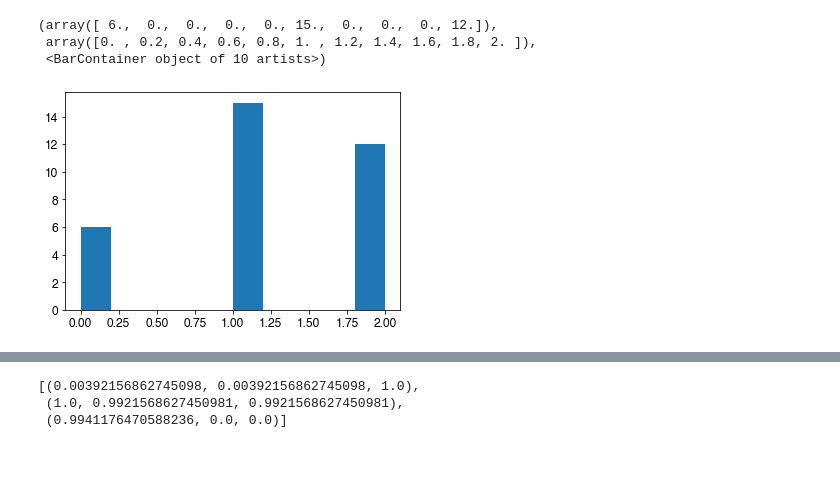
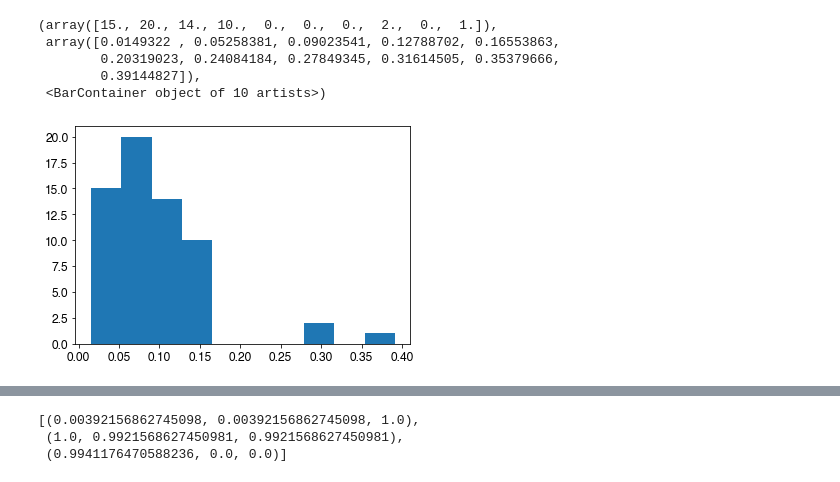
Before and after one commit to salpheus/BarCode, a Jupyter notebook: CrossPlots_May2022.ipynb, the cells around one changed output, grey strips where cells are left out. Cells and saved outputs as stored; diff of their text form; code cells hidden in the pictures.

```diff
--- a/CrossPlots_May2022.ipynb
+++ b/CrossPlots_May2022.ipynb
@@ -28,19 +29,19 @@ allbars['Skew Abs'] = abs(allbars['Angle Skewness'])
 savefilesto = '/Volumes/SAF_Data/Colloquium22/scratch'
 # %%
 # df.loc[ df[“column_name”] == “some_value”, “column_name”] = “value”
+allbars['TempAgg'] = allbars['MedClinoHt']/allbars['MaxClinoHt']
 allbars['Skew Binned'] = allbars['Skew Abs']
 allbars.loc[np.logical_or(allbars['Skew Abs'] > 1, allbars['Skew Abs'] < 3), 'Skew Binned'] = 1
 allbars.loc[allbars['Skew Abs'] < 1, 'Skew Binned'] = 0
 allbars.loc[allbars['Skew Abs'] > 3, 'Skew Binned'] = 2
+
+allbars['Co Binned'] = allbars['Skew Abs']
+allbars.loc[np.logical_or(allbars['CoherenceVal'] > 2, allbars['CoherenceVal'] <= 3), 'Co Binned'] = 1
+allbars.loc[allbars['CoherenceVal'] <= 2, 'Co Binned'] = 0
+
+allbars.loc[allbars['CoherenceVal'] > 3, 'Co Binned'] = 2
 # %%
 allbars['BSR Binned'] = allbars['Basal Surf Relief']
 allbars.loc[np.logical_or(allbars['Basal Surf Relief'] > 0.5, allbars['Basal Surf Relief'] < 1), 'BSR Binned'] = 1
 allbars.loc[allbars['Basal Surf Relief'] < 0.5, 'BSR Binned'] = 0
 allbars.loc[allbars['Basal Surf Relief'] > 1, 'BSR Binned'] = 2
-# %%
-plt.hist(allbars['BSR Binned'])
-# %% [output]
-(array([ 6.,  0.,  0.,  0.,  0., 15.,  0.,  0.,  0., 12.]),
- array([0. , 0.2, 0.4, 0.6, 0.8, 1. , 1.2, 1.4, 1.6, 1.8, 2. ]),
- <BarContainer object of 10 artists>)
-[figure, removed]
@@ -46,0 +56,9 @@ plt.hist(allbars['BSR Binned'])
+# %%
+plt.hist(allbars['MeanFacies'])
+# %% [output]
+(array([15., 20., 14., 10.,  0.,  0.,  0.,  2.,  0.,  1.]),
+ array([0.0149322 , 0.05258381, 0.09023541, 0.12788702, 0.16553863,
+        0.20319023, 0.24084184, 0.27849345, 0.31614505, 0.35379666,
+        0.39144827]),
+ <BarContainer object of 10 artists>)
+[figure, added]
```
Also changed, not shown: parts of 9 cells of this notebook, 1 other file.
